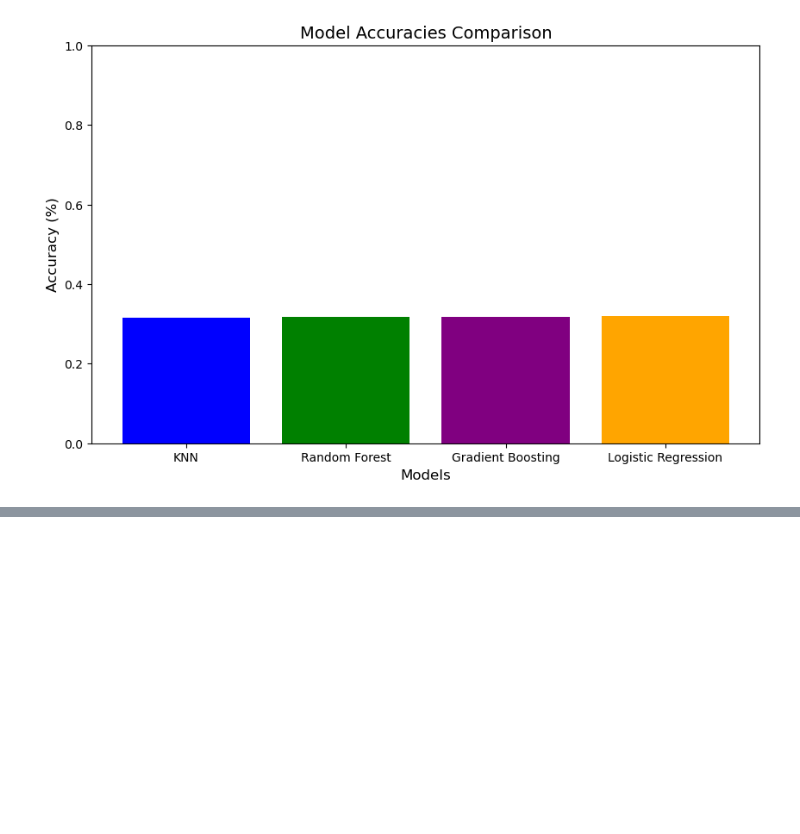
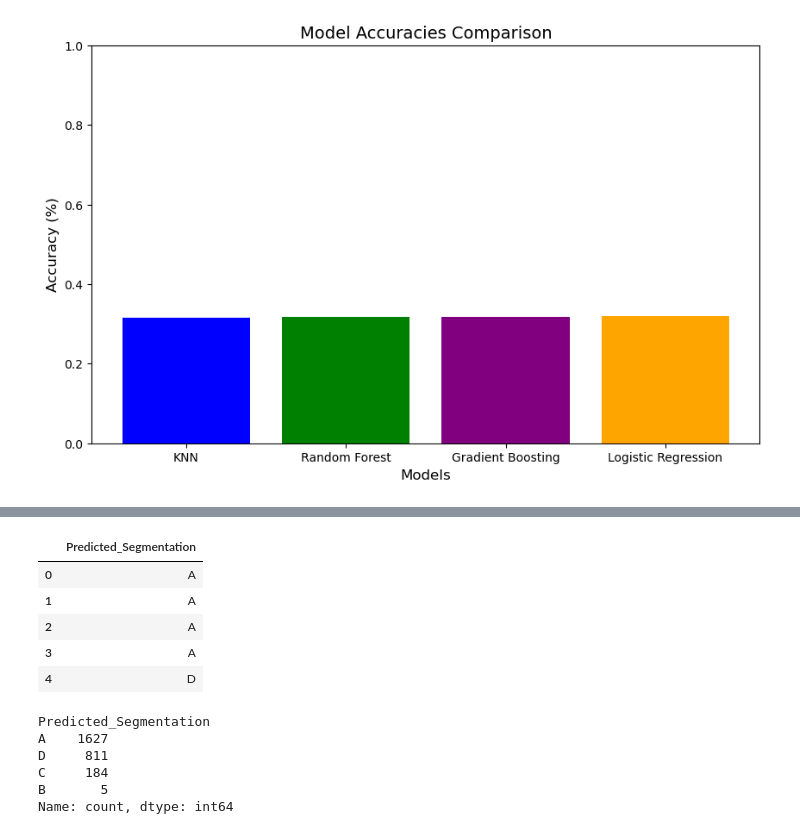
Before and after one commit to saysayjal/Customer-Segmentation-Classification, a Jupyter notebook: classify.ipynb, the cells around one changed output, grey strips where cells are left out. Drawn from its saved outputs; the diff is of its cells as text; code cells hidden in the pictures; blank space fills up the shorter version.

```diff
--- a/classify.ipynb
+++ b/classify.ipynb
@@ -461,0 +616,8 @@ plt.show()
+# %%
+# Label encoder on Profession feature
+from sklearn.preprocessing import LabelEncoder
+
+le = LabelEncoder()
+y = le.fit_transform(df_test['Profession'])
+df_test['Profession'] = y
+df_test.head()
@@ -461,0 +631,8 @@ plt.show()
+# %%
+# label encoder for spending score and Var_1
+categorical_features = ['Spending_Score','Var_1']
+for i in categorical_features:
+    le = LabelEncoder()
+    y = le.fit_transform(df_test[i])
+    df_test[i] = y
+df_test.head()
@@ -461,0 +646,2 @@ plt.show()
+# %%
+df_test = df_test.drop('Segmentation', axis=1)
@@ -461,0 +657,29 @@ plt.show()
+# %%
+# Make predictions on the test data using Logistic Regression as it produced highest accuracy
+y_pred_test = lr_model.predict(df_test)  # Use your preprocessed test data
+# %%
+#Add predictions to the test dataframe
+df_test['Predicted_Segmentation'] = y_pred_test
+
+# Save only the predictions if 'ID' does not exist
+df_test[['Predicted_Segmentation']].to_csv('test_predictions_logistic_regression.csv', index=False)
+
+# Display the first few rows of predictions
+df_test[['Predicted_Segmentation']].head()
+# %% [output]
+|  | Predicted_Segmentation |
+| 0 | A |
+| 1 | A |
+| 2 | A |
+| 3 | A |
+| 4 | D |
+# %%
+# Check the distribution of predicted classes
+df_test['Predicted_Segmentation'].value_counts()
+# %% [output]
+Predicted_Segmentation
+A    1627
+D     811
+C     184
+B       5
+Name: count, dtype: int64
```
Also changed, not shown: parts of 18 cells of this notebook.
